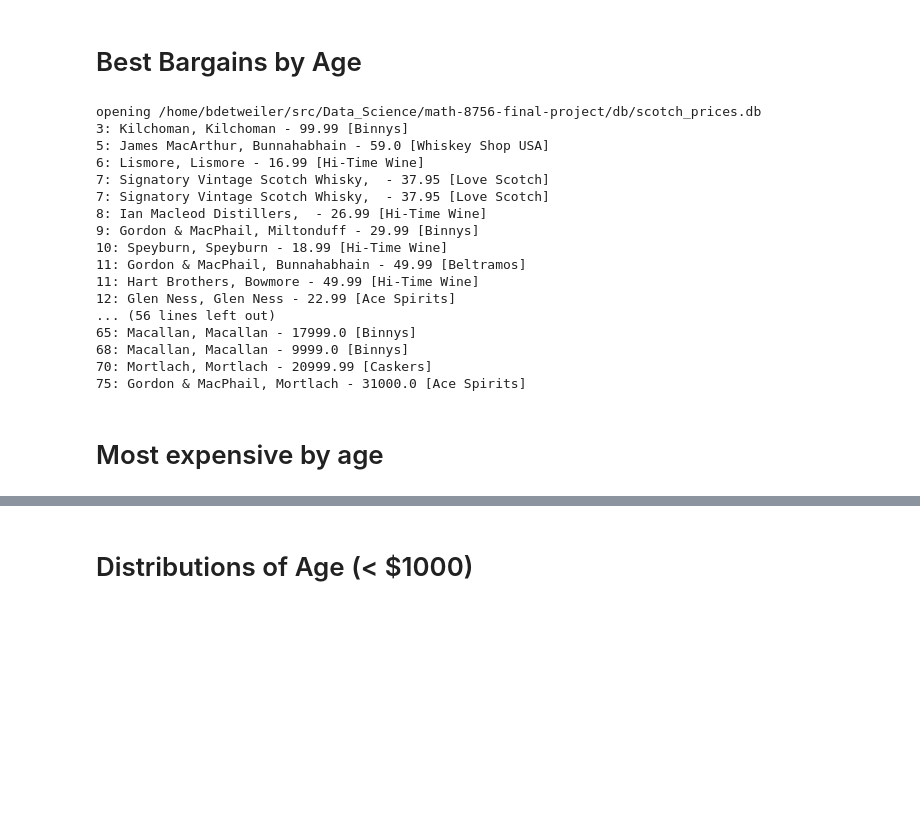
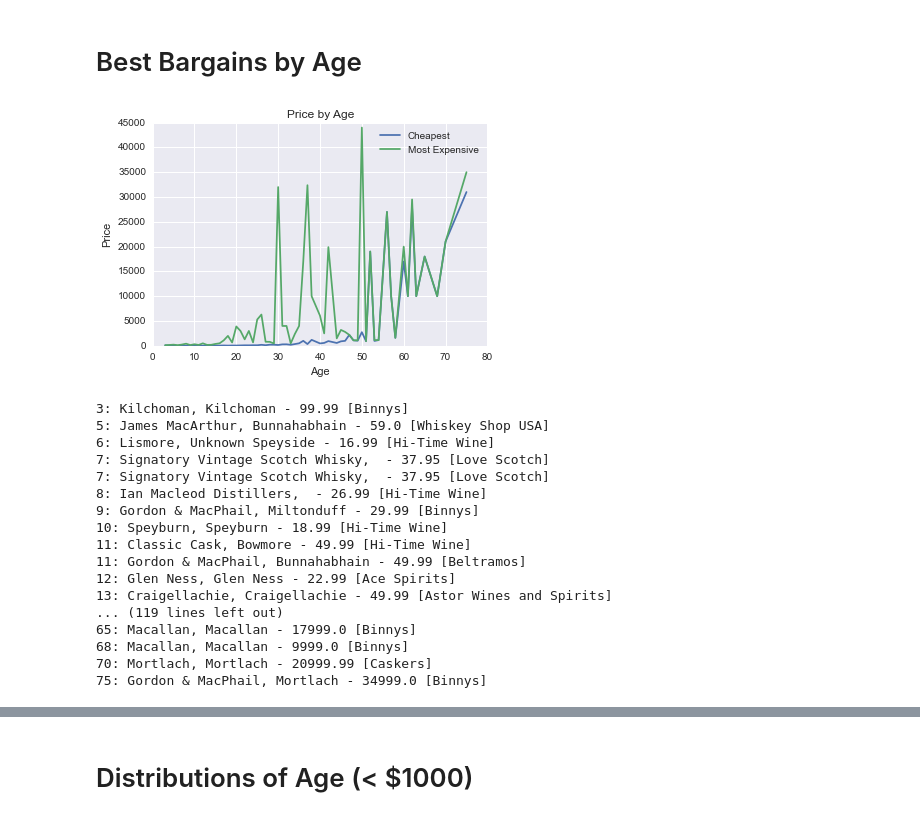
Before and after one commit to bdetweiler/math-8756-final-project, a Jupyter notebook: src/Analyze Scotch.ipynb, the cells around one changed output, grey strips where cells are left out. Saved outputs shown, nothing was run; the diff lists cells and outputs as text; code cells hidden in the pictures; blank space fills up the shorter version.

```diff
--- a/src/Analyze Scotch.ipynb
+++ b/src/Analyze Scotch.ipynb
@@ -553,17 +555,15 @@ MATH_8756_HOME = os.environ.get('MATH_8756_HOME')
 DB_DIR = MATH_8756_HOME + '/' + 'db'
 DB = DB_DIR + '/scotch_prices.db'
 
-# This is what we're trying to populate
-
-print 'opening ' + DB
-# conn = sqlite3.connect(DB)
 scotch_db = create_database('sqlite:' + DB)
 scotch_store = Store(scotch_db)
 
-#scotch_join = [(Scotch, Price), Price.SCOTCH == Scotch.SCOTCH_ID]
-#scotch_rs = scotch_store.using(*scotch_join).find(Scotch, Scotch.AGE > 0).order_by(Price.PRICE)
-
 cheap_scotch = []
+expensive_scotch = []
+cheap_ages = []
+cheap_prices = []
+expensive_ages = []
+expensive_prices = []
 
 for age in range(1, 80):
 
@@ -576,54 +576,81 @@ for age in range(1, 80):
                          Scotch.AGE > 0).order_by(Price.PRICE)
     data = [(producer.NAME, distillery.NAME, scotch.AGE, price.PRICE, retailer.NAME) for scotch, price, producer, distillery, retailer in scotch_rs]
 
     price = []
     for i in range(0, len(data)):
         price.append(data[i][3])
 
     if (len(price) == 0):
         continue
 
     minPrice = min(price)
+    maxPrice = max(price)
 
-    # XXX: Looks like this isn't matching on minPrice
     cheap_scotch_rs = scotch_store.find((Scotch, Price, Producer, Distillery, Retailer),
                          Price.SCOTCH == Scotch.SCOTCH_ID,
                          Price.RETAILER == Retailer.RETAILER_ID,
                          Producer.PRODUCER_ID == Scotch.PRODUCER,
                          Distillery.DISTILLERY_ID == Scotch.DISTILLERY,
                          Scotch.AGE == age,
                          Price.PRICE == minPrice)
     cheapos = [(producer.NAME, distillery.NAME, scotch.AGE, price.PRICE, retailer.NAME) for scotch, price, producer, distillery, retailer in cheap_scotch_rs]
 
-    if (len(cheapos) == 0):
-        continue
-    for j in range(0, len(cheapos)):
-        cheap_scotch.append(cheapos[j])
+    expensive_scotch_rs = scotch_store.find((Scotch, Price, Producer, Distillery, Retailer),
+                         Price.SCOTCH == Scotch.SCOTCH_ID,
+                         Price.RETAILER == Retailer.RETAILER_ID,
+                         Producer.PRODUCER_ID == Scotch.PRODUCER,
+                         Distillery.DISTILLERY_ID == Scotch.DISTILLERY,
+                         Scotch.AGE == age,
+                         Price.PRICE == maxPrice)
+    expensives = [(producer.NAME, distillery.NAME, scotch.AGE, price.PRICE, retailer.NAME) for scotch, price, producer, distillery, retailer in expensive_scotch_rs]
+
+    if (len(cheapos) != 0):
+        for j in range(0, len(cheapos)):
+            cheap_scotch.append(cheapos[j])
+            cheap_ages.append(cheapos[j][2])
+            cheap_prices.append(cheapos[j][3])
+
+    if (len(expensives) != 0):
+        for j in range(0, len(expensives)):
+            expensive_scotch.append(expensives[j])
+            expensive_ages.append(expensives[j][2])
+            expensive_prices.append(expensives[j][3])
+
+
+plt.plot(cheap_ages, cheap_prices, label='Cheapest')
+plt.plot(expensive_ages, expensive_prices, label='Most Expensive')
+plt.xlabel('Age')
+plt.ylabel('Price')
+plt.title('Price by Age')
+plt.legend()
+plt.show()
 
 for i in range(0, len(cheap_scotch)):
     print str(cheap_scotch[i][2]) + ": " + cheap_scotch[i][0] + ", " + cheap_scotch[i][1] + " - " + str(cheap_scotch[i][3]) + " [" + cheap_scotch[i][4] + "]"
+
+for i in range(0, len(expensive_scotch)):
+    print str(expensive_scotch[i][2]) + ": " + expensive_scotch[i][0] + ", " + expensive_scotch[i][1] + " - " + str(expensive_scotch[i][3]) + " [" + expensive_scotch[i][4] + "]"
 
 
 scotch_store.flush()
 scotch_store.commit()
 scotch_store.close()
 # %% [output]
+[figure, added]
-opening /home/bdetweiler/src/Data_Science/math-8756-final-project/db/scotch_prices.db
 3: Kilchoman, Kilchoman - 99.99 [Binnys]
 5: James MacArthur, Bunnahabhain - 59.0 [Whiskey Shop USA]
-6: Lismore, Lismore - 16.99 [Hi-Time Wine]
+6: Lismore, Unknown Speyside - 16.99 [Hi-Time Wine]
 7: Signatory Vintage Scotch Whisky,  - 37.95 [Love Scotch]
 7: Signatory Vintage Scotch Whisky,  - 37.95 [Love Scotch]
 8: Ian Macleod Distillers,  - 26.99 [Hi-Time Wine]
 9: Gordon & MacPhail, Miltonduff - 29.99 [Binnys]
 10: Speyburn, Speyburn - 18.99 [Hi-Time Wine]
+11: Classic Cask, Bowmore - 49.99 [Hi-Time Wine]
 11: Gordon & MacPhail, Bunnahabhain - 49.99 [Beltramos]
-11: Hart Brothers, Bowmore - 49.99 [Hi-Time Wine]
 12: Glen Ness, Glen Ness - 22.99 [Ace Spirits]
-... (56 lines left out)
+13: Craigellachie, Craigellachie - 49.99 [Astor Wines and Spirits]
+... (119 lines left out)
 65: Macallan, Macallan - 17999.0 [Binnys]
 68: Macallan, Macallan - 9999.0 [Binnys]
 70: Mortlach, Mortlach - 20999.99 [Caskers]
-75: Gordon & MacPhail, Mortlach - 31000.0 [Ace Spirits]
+75: Gordon & MacPhail, Mortlach - 34999.0 [Binnys]
-# %% [markdown]
-# Most expensive by age
```
Also changed, not shown: parts of 17 cells of this notebook, 13 other files.
